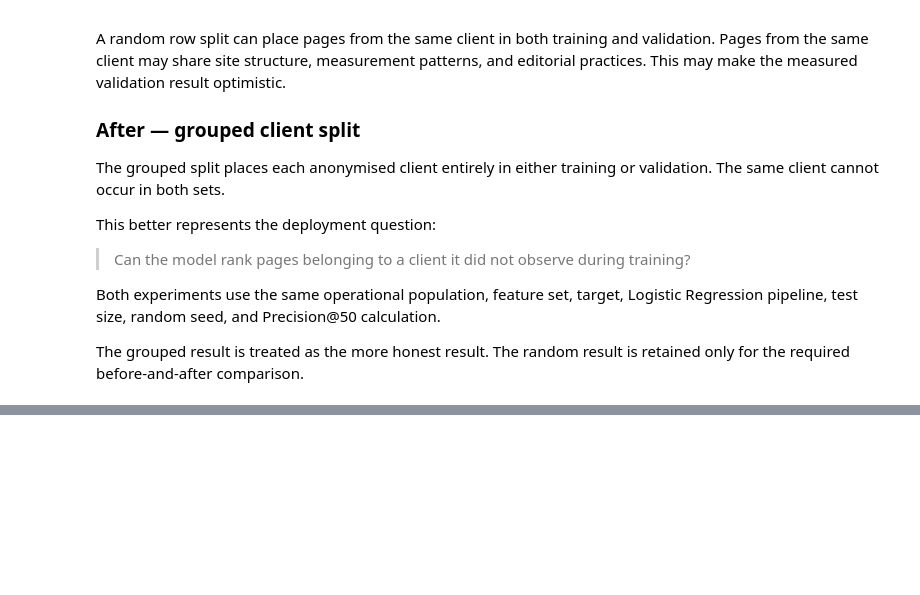
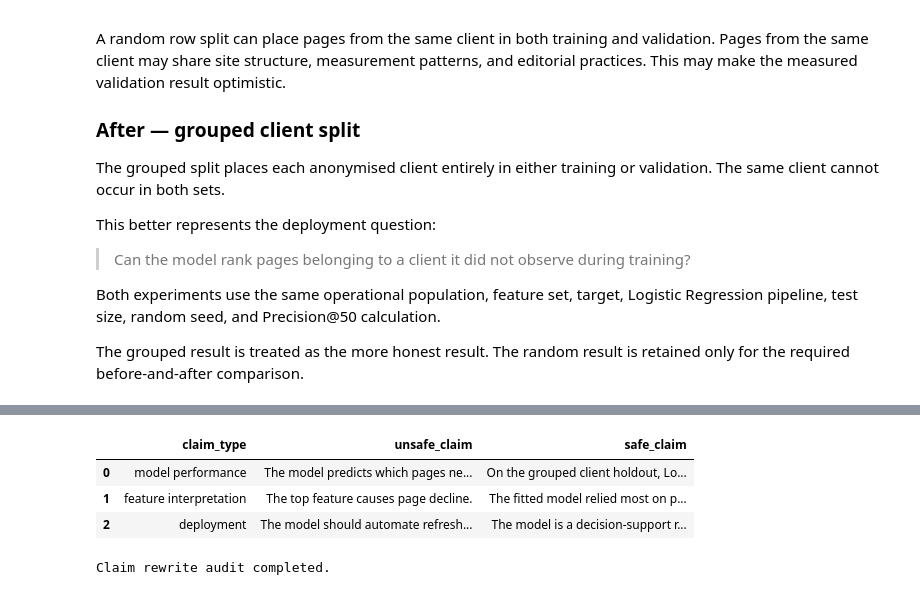
Before and after one commit to Zafar488/flyrank-ml-internship, a Jupyter notebook: w06_validation_audit.ipynb, the cells around one changed output, grey strips where cells are left out. Cells and saved outputs as stored; diff of their text form; code cells hidden in the pictures; blank space fills up the shorter version.

```diff
--- a/w06_validation_audit.ipynb
+++ b/w06_validation_audit.ipynb
@@ -867,38 +1701,72 @@ monitoring, or no immediate action.
 # %%
+# ============================================================
+# DYNAMIC CLAIM REWRITE AUDIT
+# ============================================================
+
+grouped_average_precision = float(
+    grouped_result[
+        "average_precision"
+    ]
+)
+
+grouped_roc_auc = float(
+    grouped_result[
+        "roc_auc"
+    ]
+)
+
+top_features = (
+    importance_table
+    .head(3)["feature"]
+    .tolist()
+)
+
 claim_audit = pd.DataFrame(
     [
         {
             "claim_type": "model performance",
             "unsafe_claim": (
-                "The model predicts which pages need a refresh."
+                "The model predicts which pages "
+                "need a refresh."
             ),
             "safe_claim": (
-                f"On the grouped client holdout, Logistic "
-                f"Regression measured Precision@50="
-                f"{grouped_precision_50:.3f}. The result is "
-                "observed, measured, directional, and intended "
-                "for decision-support."
+                f"On the grouped client holdout, "
+                f"Logistic Regression measured "
+                f"Precision@50="
+                f"{grouped_precision_50:.3f}, "
+                f"Average Precision="
+                f"{grouped_average_precision:.3f}, "
+                f"and ROC-AUC="
+                f"{grouped_roc_auc:.3f}. "
+                "The result is observed, measured, "
+                "directional, and intended for "
+                "decision-support."
             ),
         },
         {
             "claim_type": "feature interpretation",
             "unsafe_claim": (
-                "CTR causes page decline."
+                "The top feature causes page decline."
             ),
             "safe_claim": (
-                "Feature importance describes measured model "
-                "reliance under this split and does not "
-                "establish causation."
+                f"The fitted model relied most on "
+                f"{', '.join(top_features)} under "
+                "held-out permutation importance. "
+                "This describes measured model "
+                "reliance and does not establish "
+                "causation."
             ),
         },
         {
             "claim_type": "deployment",
             "unsafe_claim": (
-                "The model should automate refresh decisions."
+                "The model should automate "
+                "refresh decisions."
             ),
             "safe_claim": (
-                "The model supports a human review queue; "
-                "human review remains required."
+                "The model is a decision-support "
+                "ranking tool. Human review remains "
+                "required before any content action."
             ),
         },
     ]
@@ -907,30 +1775,36 @@ claim_audit = pd.DataFrame(
 display(claim_audit)
 
 safe_language = " ".join(
     claim_audit[
         "safe_claim"
     ].str.lower()
 )
 
 required_safe_words = [
     "observed",
     "measured",
     "directional",
     "decision-support",
     "human review",
 ]
 
 for word in required_safe_words:
     assert word in safe_language, (
         f"Missing safe language: {word}"
     )
 
 claim_audit.to_csv(
     ML09_OUTPUT_DIR
     / "claim_rewrite_audit.csv",
     index=False,
 )
 
 print(
     "Claim rewrite audit completed."
 )
+# %% [output]
+|  | claim_type | unsafe_claim | safe_claim |
+| 0 | model performance | The model predicts which pages ne... | On the grouped client holdout, Lo... |
+| 1 | feature interpretation | The top feature causes page decline. | The fitted model relied most on p... |
+| 2 | deployment | The model should automate refresh... | The model is a decision-support r... |
+Claim rewrite audit completed.
```
Also changed, not shown: parts of 13 cells of this notebook.
